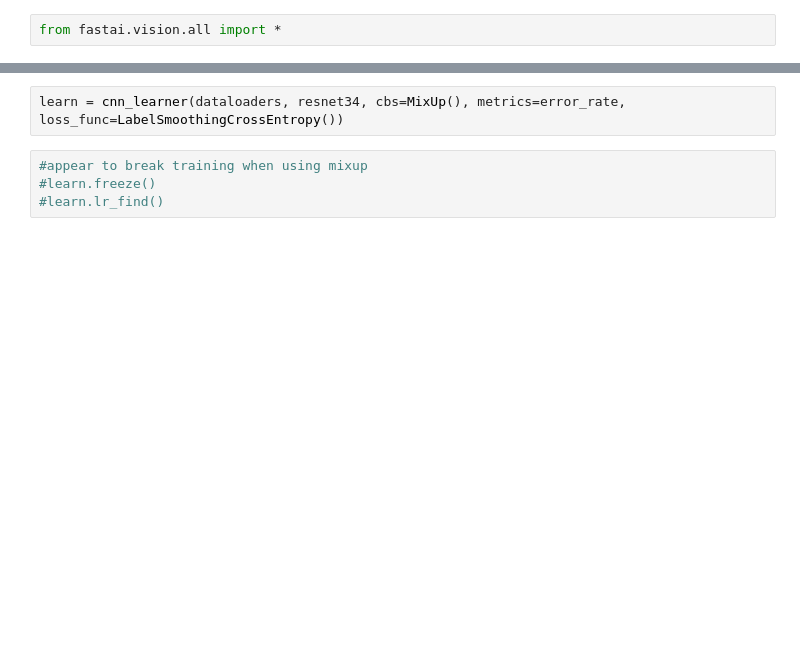
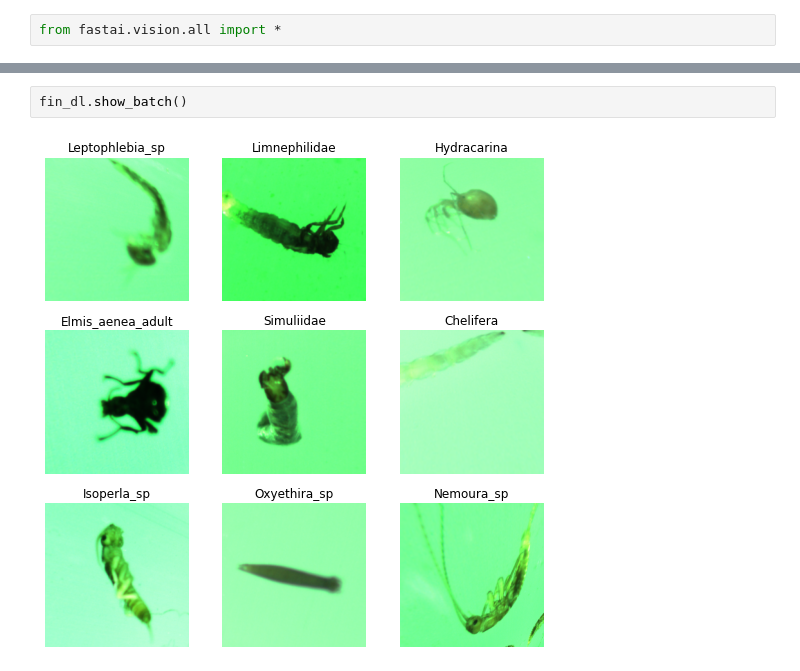
Before and after one commit to KennethTM/macro_inv_id, a Jupyter notebook: dk_data.ipynb, the cells around one changed output, grey strips where cells are left out. Drawn from its saved outputs; the diff is of its cells as text; blank space fills up the shorter version.

```diff
--- a/dk_data.ipynb
+++ b/dk_data.ipynb
@@ -38,6 +44,4 @@ dataloaders.show_batch()
-# %%
-learn = cnn_learner(dataloaders, resnet34, cbs=MixUp(), metrics=error_rate, loss_func=LabelSmoothingCrossEntropy())
-# %%
-#appear to break training when using mixup
-#learn.freeze()
-#learn.lr_find()
+# %%
+fin_dl.show_batch()
+# %% [output]
+[figure, added]
```
Also changed, not shown: parts of 24 cells of this notebook, 7 other files.
